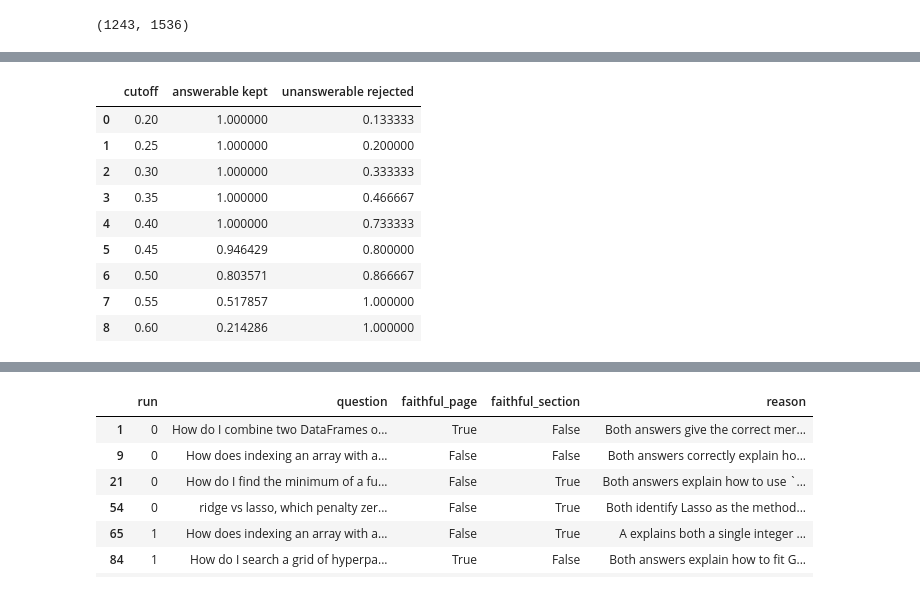
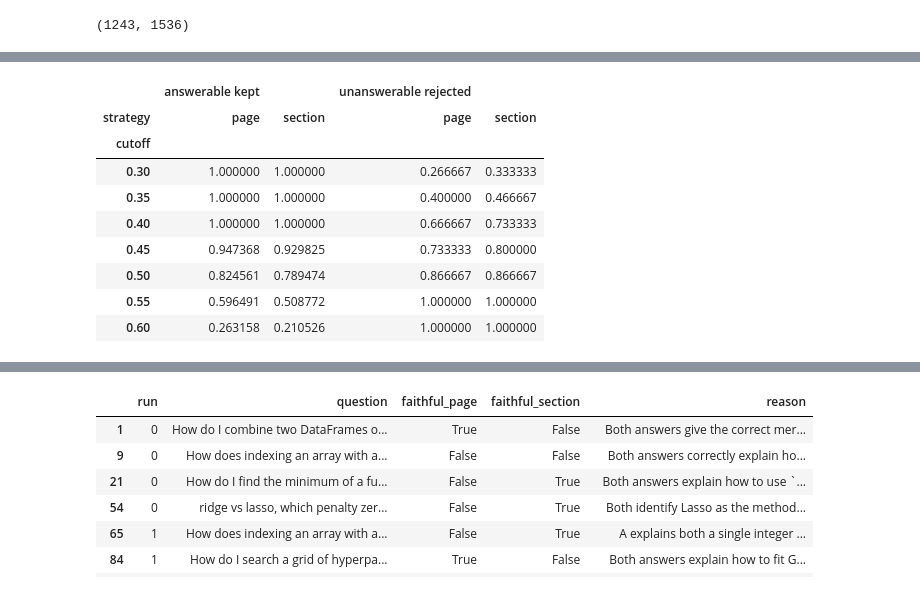
Before and after one commit to MWPerrineJr/llm_engineering-1, a Jupyter notebook: datascience_rag/datascience_rag.ipynb, the cells around one changed output, grey strips where cells are left out. Saved outputs shown, nothing was run; the diff lists cells and outputs as text; code cells hidden in the pictures.

```diff
--- a/datascience_rag/datascience_rag.ipynb
+++ b/datascience_rag/datascience_rag.ipynb
@@ -818,8 +883,9 @@ EVAL = [
     ("How do I draw an arrow pointing at a data point?", "matplotlib", "Annotations"),
     ("Which colormap should I use for sequential data?", "matplotlib", "Choosing colormaps"),
     ("What is the difference between pyplot and the object-oriented interface?", "matplotlib", "Matplotlib application interfaces (pyplot vs. object-oriented)"),
+    ("How do I add a secondary y-axis to a plot?", "matplotlib", "Quick start guide"),   # plotly boundary
     # plotly
-    ("How do I export a figure as a PNG file?", "plotly", "Static image export"),             # matplotlib boundary
+    ("How do I export a figure as a PNG file?", "plotly", "Static image export"), # matplotlib boundary
     ("How do I make a candlestick chart of stock prices?", "plotly", "Candlestick charts"),
     ("How do I create a grid of subplots with make_subplots?", "plotly", "Subplots"),
     ("How do I apply a dark theme to all my figures?", "plotly", "Theming and templates"),
@@ -866,6 +932,7 @@ ALSO = {
     "How do I solve a linear system Ax = b?": [("numpy", "API quick reference")],
     "How do I fill NaN values before training a model?": [("pandas", "Working with missing data")],
     "How do I stop subplot titles and labels from overlapping?": [("plotly", "Subplots")],
+    "How do I add a secondary y-axis to a plot?": [("matplotlib", "API quick reference"), ("plotly", "API quick reference")],
 }
 eval_df = pd.DataFrame(EVAL, columns=["question", "library", "section"])
 eval_df["targets"] = [[(r.library, r.section)] + ALSO.get(r.question, []) if pd.notna(r.library) else []
@@ -877,7 +944,15 @@ bad = {t for ts in eval_df.targets for t in ts} - valid
 assert not bad, f"Unknown labels: {bad}"
 assert not (set(ALSO) - set(eval_df.question)), "ALSO key doesn't match a question"
 
-eval_df["qv"] = embeddings.embed_documents(eval_df.question.tolist())     # embed ONCE, reuse for every run
-print(f"{len(eval_df)} questions ({eval_df.library.notna().sum()} answerable, "
-      f"{(eval_df.targets.str.len() > 1).sum()} multi-label)")
+QV_CACHE = Path('eval_vectors.parquet') # question -> vector; delete the file to force a re-embed
+known = {}
+if QV_CACHE.exists():
+    c = pd.read_parquet(QV_CACHE)
+    known = dict(zip(c.question, c.qv))
+new = [q for q in eval_df.question if q not in known]
+if new:
+    known.update(zip(new, embeddings.embed_documents(new)))
+    pd.DataFrame({'question': list(known), 'qv': list(known.values())}).to_parquet(QV_CACHE)
+eval_df['qv'] = [np.asarray(known[q]).tolist() for q in eval_df.question] # plain floats for the Supabase RPC
+print(f"Question vectors: {len(new)} newly embedded, {len(eval_df) - len(new)} from cache")
 # %% [output]
@@ -932,36 +1003,38 @@ display(results.query("answerable and strategy == 'section' and (rank > 3 or ran
 # %%
 # --- Confidence-cutoff sweep: where should MIN_SIM sit? ---
-sec = results[results.strategy == "section"]
+sec = results[results.strategy == "page"]
 
 fig = go.Figure()
 for ans, g in sec.groupby("answerable"):
     fig.add_histogram(x=g.top_sim,
                       name="answerable" if ans else "unanswerable",
                       opacity=0.6,
                       xbins=dict(start=0,
                                  end=1,
                                  size=0.025))
 # show once, after BOTH histograms are added (was inside the loop: figure rendered twice,
 # the first time with only one trace)
 fig.update_layout(barmode="overlay",
                   title="Top-1 Similarity: Answerable vs Unanswerable",
                   xaxis_title="Top-1 Cosine Similarity").show()
 
 # For each candidate cutoff: fraction of answerable questions kept vs unanswerable rejected
-display(pd.DataFrame([{"cutoff": t,
-                       "answerable kept": (sec[sec.answerable].top_sim >= t).mean(),
-                       "unanswerable rejected": (sec[~sec.answerable].top_sim < t).mean()}
-                      for t in np.arange(0.20, 0.61, 0.05).round(2)]))
+display(pd.DataFrame([{
+    'strategy': s, 'cutoff': t,
+    'answerable kept': (g[g.answerable].top_sim >= t).mean(),
+    'unanswerable rejected': (g[~g.answerable].top_sim < t).mean()}
+    for s, g in results.groupby('strategy')
+    for t in np.arange(0.30, 0.61, 0.05).round(2)]).pivot(index='cutoff', columns='strategy'))
 # %% [output]
-|  | cutoff | answerable kept | unanswerable rejected |
-| 0 | 0.20 | 1.000000 | 0.133333 |
-| 1 | 0.25 | 1.000000 | 0.200000 |
-| 2 | 0.30 | 1.000000 | 0.333333 |
-| 3 | 0.35 | 1.000000 | 0.466667 |
-| 4 | 0.40 | 1.000000 | 0.733333 |
-| 5 | 0.45 | 0.946429 | 0.800000 |
-| 6 | 0.50 | 0.803571 | 0.866667 |
-| 7 | 0.55 | 0.517857 | 1.000000 |
-| 8 | 0.60 | 0.214286 | 1.000000 |
+|  | answerable kept |  | unanswerable rejected |  |
+| strategy | page | section | page | section |
+| cutoff |  |  |  |  |
+| 0.30 | 1.000000 | 1.000000 | 0.266667 | 0.333333 |
+| 0.35 | 1.000000 | 1.000000 | 0.400000 | 0.466667 |
+| 0.40 | 1.000000 | 1.000000 | 0.666667 | 0.733333 |
+| 0.45 | 0.947368 | 0.929825 | 0.733333 | 0.800000 |
+| 0.50 | 0.824561 | 0.789474 | 0.866667 | 0.866667 |
+| 0.55 | 0.596491 | 0.508772 | 1.000000 | 1.000000 |
+| 0.60 | 0.263158 | 0.210526 | 1.000000 | 1.000000 |
 # %%
 # --- Which out-of-scope questions get pas MIN_SIM, and what do they retrieve? ---
```
Also changed, not shown: parts of 22 cells of this notebook, 12 other files.
